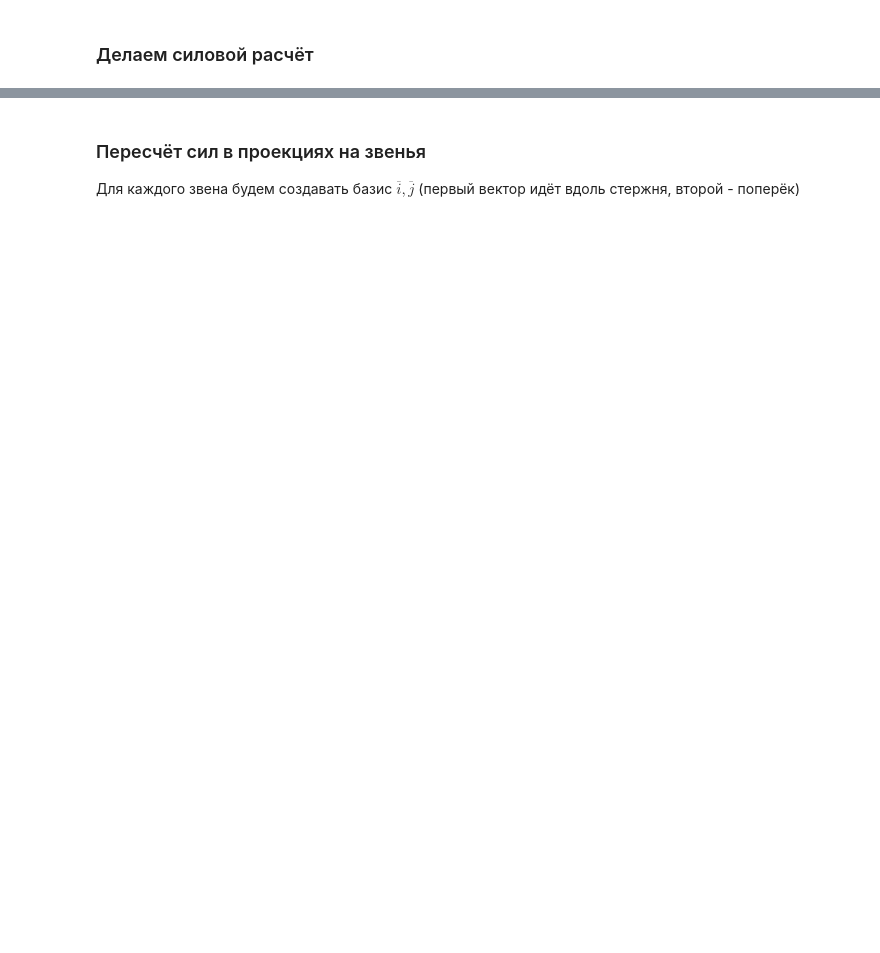
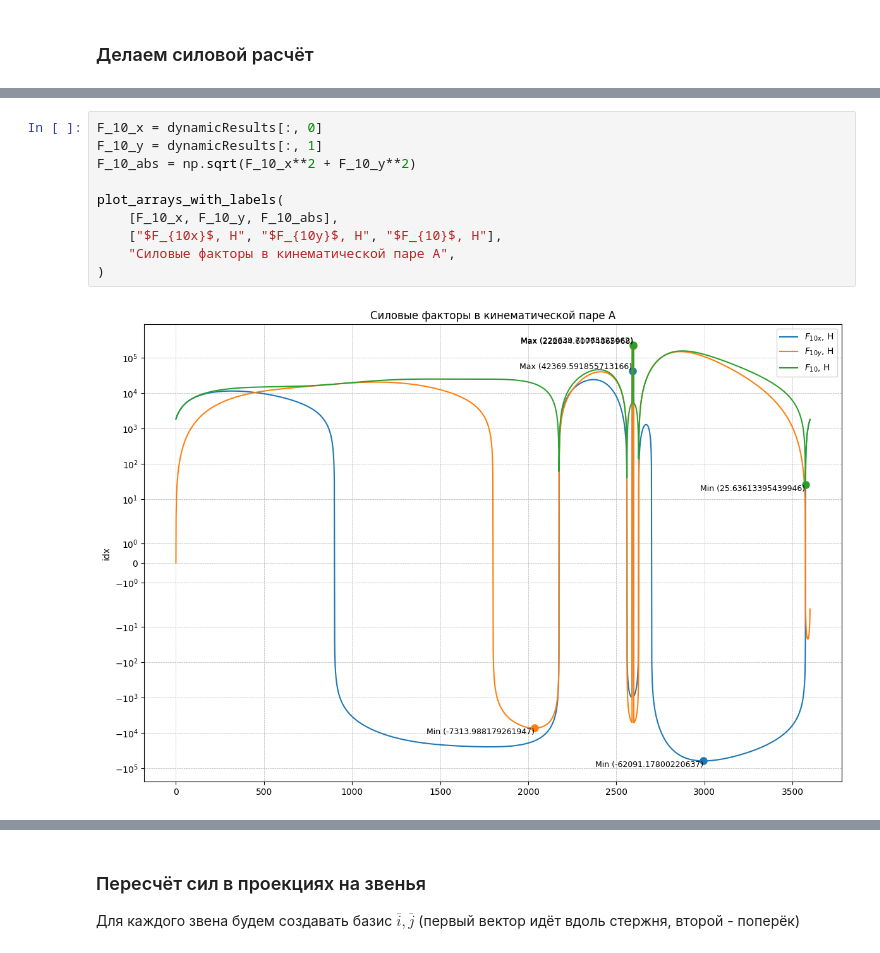
Before and after one commit to DeDxYk594/prik_kursach, a Jupyter notebook: dynamics.ipynb, the cells around one changed output, grey strips where cells are left out. Cells and saved outputs as stored; diff of their text form; blank space fills up the shorter version.

```diff
--- a/dynamics.ipynb
+++ b/dynamics.ipynb
@@ -328,0 +347,12 @@ plt.show()
+# %%
+F_10_x = dynamicResults[:, 0]
+F_10_y = dynamicResults[:, 1]
+F_10_abs = np.sqrt(F_10_x**2 + F_10_y**2)
+
+plot_arrays_with_labels(
+    [F_10_x, F_10_y, F_10_abs],
+    ["$F_{10x}$, Н", "$F_{10y}$, Н", "$F_{10}$, Н"],
+    "Силовые факторы в кинематической паре A",
+)
+# %% [output]
+[figure, added]
```
Also changed, not shown: parts of 26 cells of this notebook.
